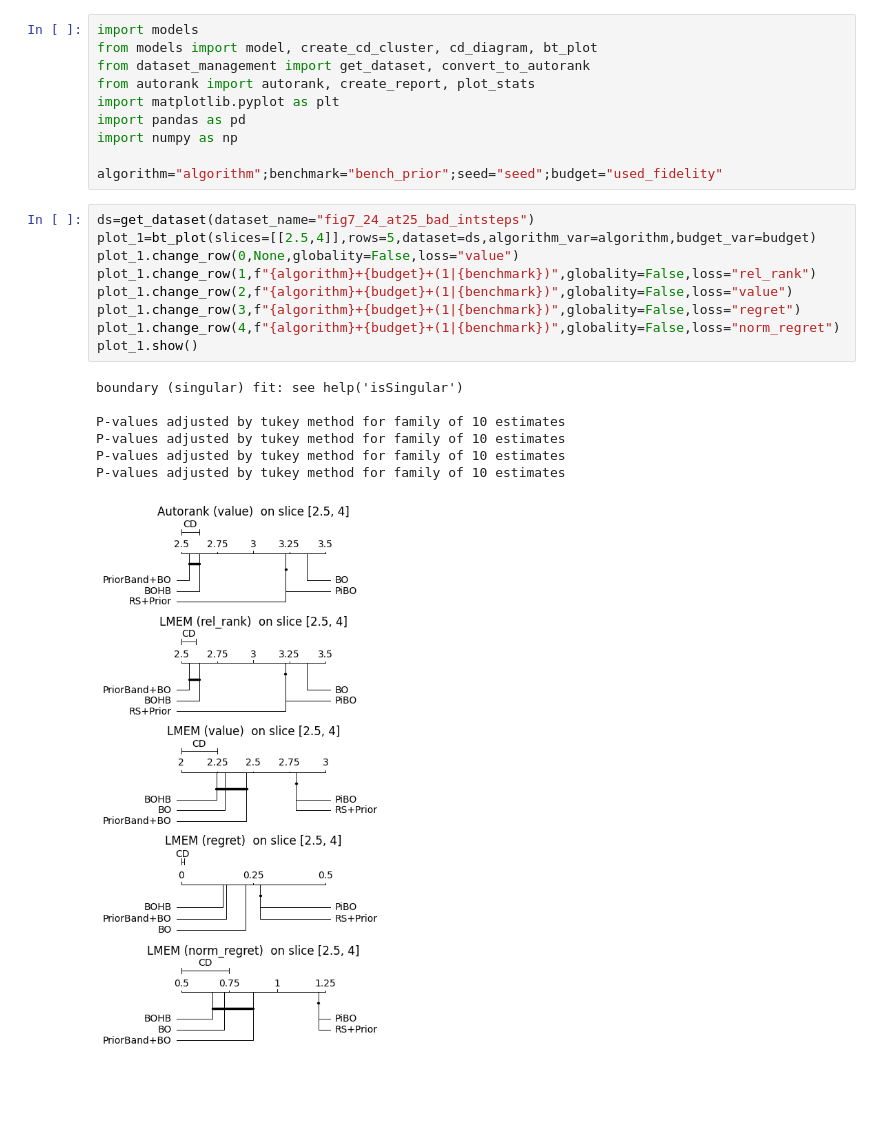
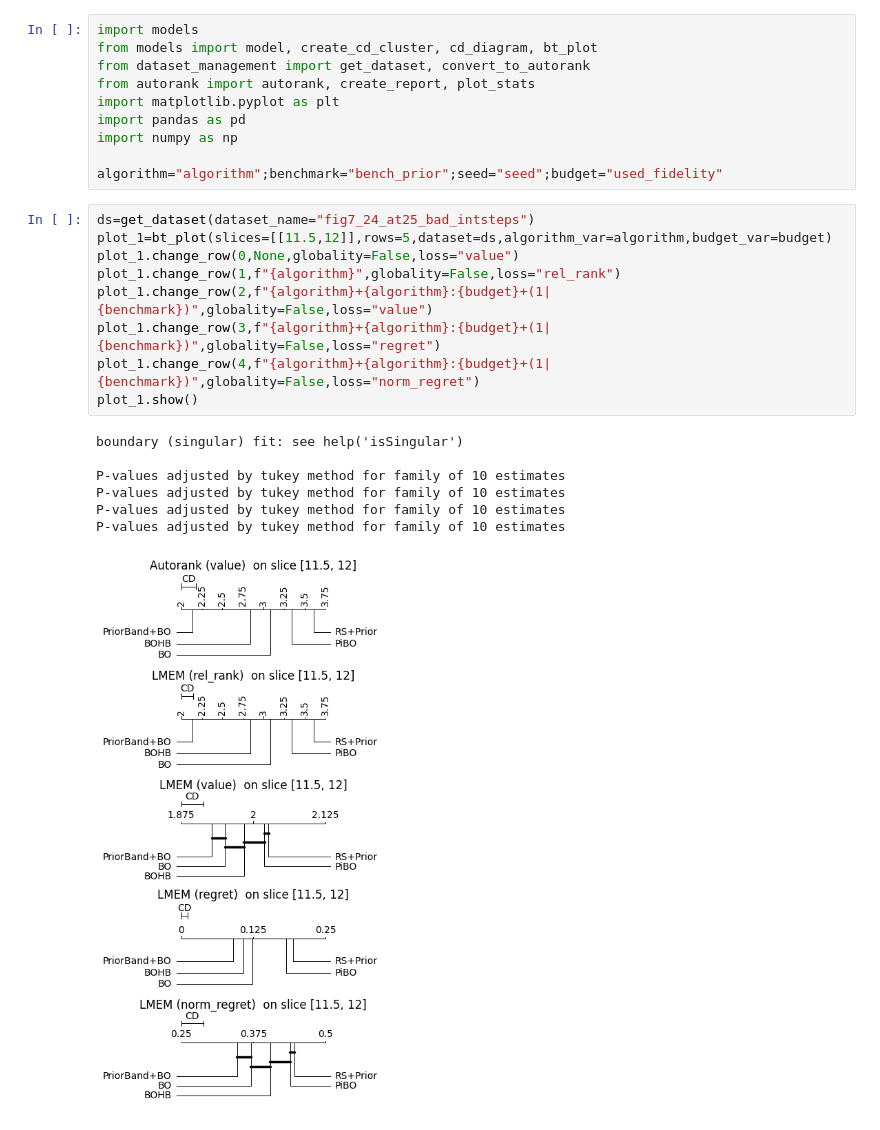
Before and after one commit to automl-private/significance_analysis, a Jupyter notebook: Thesis/5_rows.ipynb, the cells around one changed output. Drawn from its saved outputs; the diff is of its cells as text; blank space fills up the shorter version.

```diff
--- a/Thesis/5_rows.ipynb
+++ b/Thesis/5_rows.ipynb
@@ -10,21 +10,21 @@ import numpy as np
 algorithm="algorithm";benchmark="bench_prior";seed="seed";budget="used_fidelity"
 # %%
 ds=get_dataset(dataset_name="fig7_24_at25_bad_intsteps")
-plot_1=bt_plot(slices=[[2.5,4]],rows=5,dataset=ds,algorithm_var=algorithm,budget_var=budget)
+plot_1=bt_plot(slices=[[11.5,12]],rows=5,dataset=ds,algorithm_var=algorithm,budget_var=budget)
 plot_1.change_row(0,None,globality=False,loss="value")
-plot_1.change_row(1,f"{algorithm}+{budget}+(1|{benchmark})",globality=False,loss="rel_rank")
-plot_1.change_row(2,f"{algorithm}+{budget}+(1|{benchmark})",globality=False,loss="value")
-plot_1.change_row(3,f"{algorithm}+{budget}+(1|{benchmark})",globality=False,loss="regret")
-plot_1.change_row(4,f"{algorithm}+{budget}+(1|{benchmark})",globality=False,loss="norm_regret")
+plot_1.change_row(1,f"{algorithm}",globality=False,loss="rel_rank")
+plot_1.change_row(2,f"{algorithm}+{algorithm}:{budget}+(1|{benchmark})",globality=False,loss="value")
+plot_1.change_row(3,f"{algorithm}+{algorithm}:{budget}+(1|{benchmark})",globality=False,loss="regret")
+plot_1.change_row(4,f"{algorithm}+{algorithm}:{budget}+(1|{benchmark})",globality=False,loss="norm_regret")
 plot_1.show()
 # %% [output]
 boundary (singular) fit: see help('isSingular')
 
 P-values adjusted by tukey method for family of 10 estimates
 P-values adjusted by tukey method for family of 10 estimates
 P-values adjusted by tukey method for family of 10 estimates
 P-values adjusted by tukey method for family of 10 estimates
-[figure, old version]
+[figure, new version]
 # %%
 plot_2=bt_plot(slices=[[0,4],[0,8],[0,12]],rows=5,dataset=get_dataset(dataset_name="fig5_24_at25_bad_intsteps"),algorithm_var=algorithm,budget_var=budget)
 plot_2.change_row(0,None,globality=False,loss="value")
```
Also changed, not shown: parts of 1 cell of this notebook, 5 other files.
